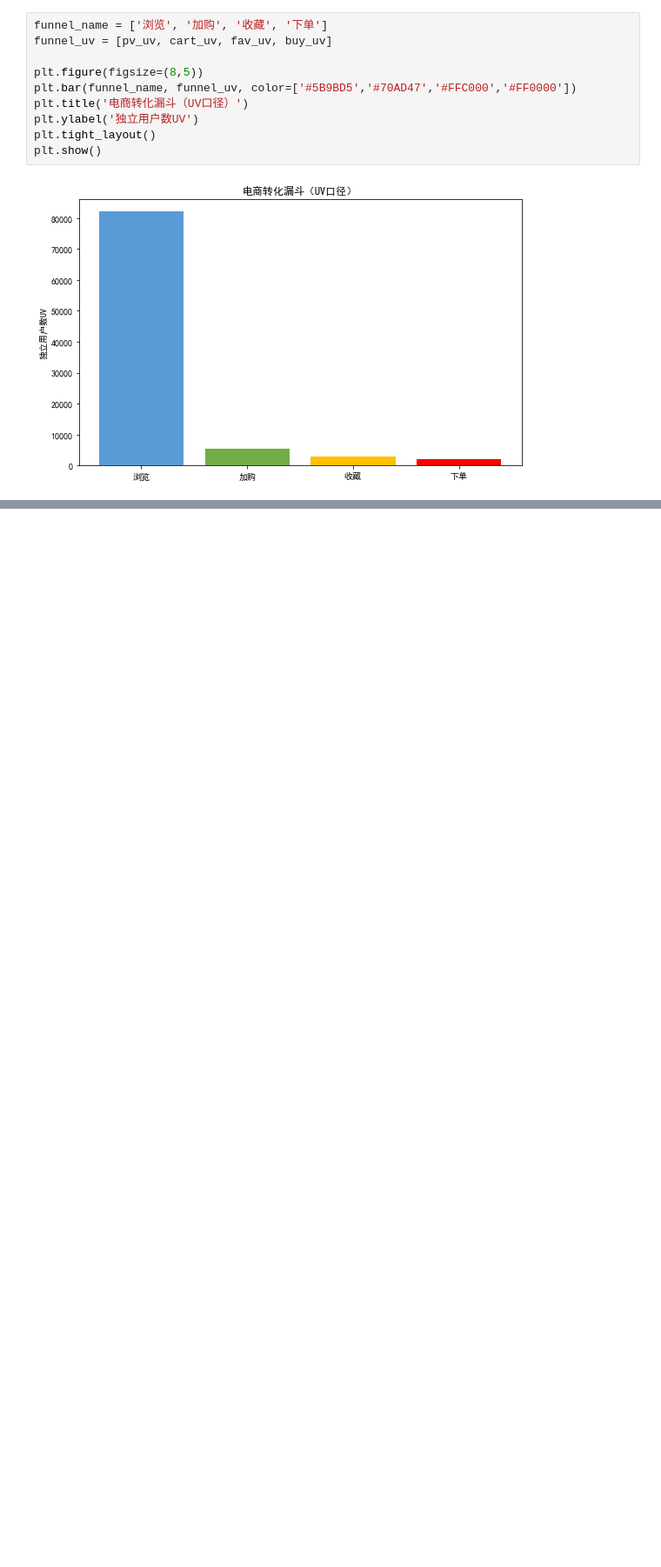
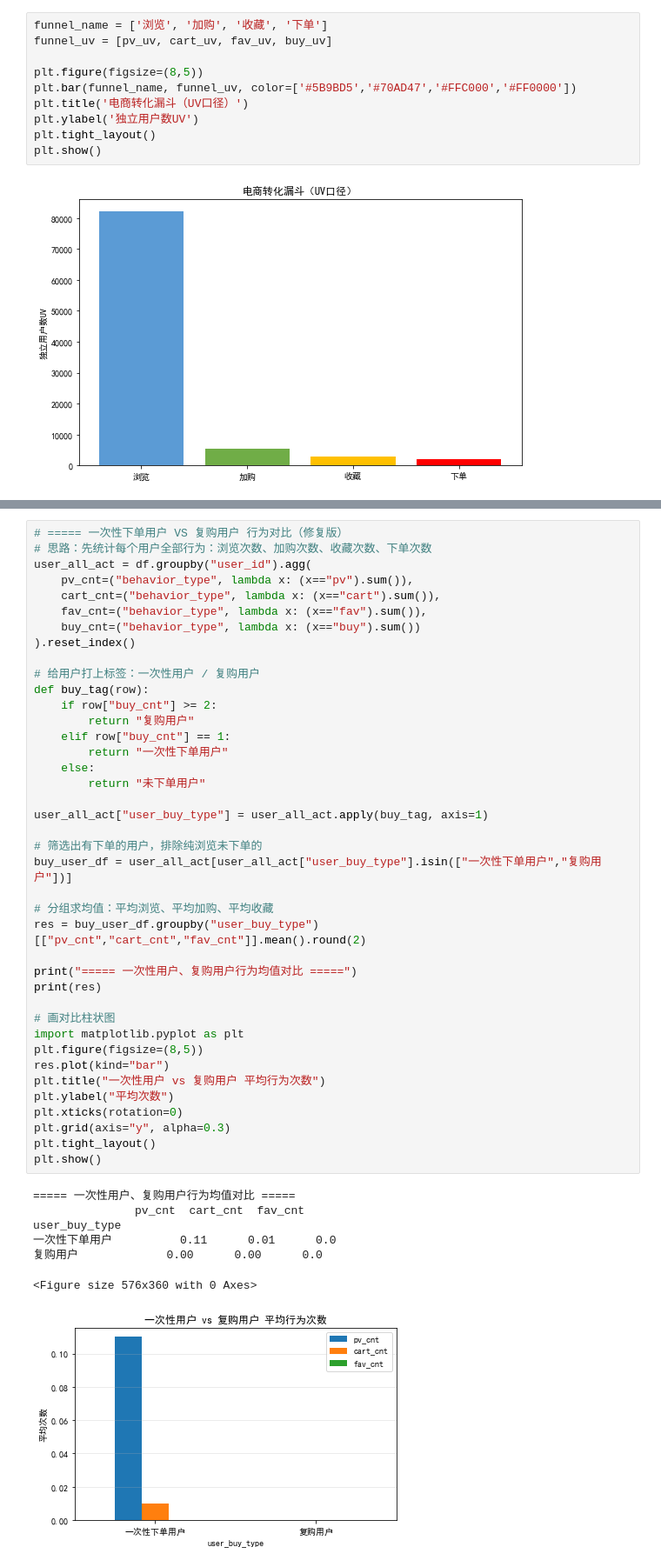
Before and after one commit to yanli1368/taobao-user-analysis, a Jupyter notebook: taobao_user_analysis.ipynb, the cells around one changed output, grey strips where cells are left out. Shown at 87% size. Drawn from its saved outputs; the diff is of its cells as text; blank space fills up the shorter version.

```diff
--- a/taobao_user_analysis.ipynb
+++ b/taobao_user_analysis.ipynb
@@ -455,0 +248,48 @@ print("复购用户平均浏览量：", user_merge[user_merge['buy_times']>=2]['
+# %%
+# ===== 一次性下单用户 VS 复购用户 行为对比（修复版）
+# 思路：先统计每个用户全部行为：浏览次数、加购次数、收藏次数、下单次数
+user_all_act = df.groupby("user_id").agg(
+    pv_cnt=("behavior_type", lambda x: (x=="pv").sum()),
+    cart_cnt=("behavior_type", lambda x: (x=="cart").sum()),
+    fav_cnt=("behavior_type", lambda x: (x=="fav").sum()),
+    buy_cnt=("behavior_type", lambda x: (x=="buy").sum())
+).reset_index()
+
+# 给用户打上标签：一次性用户 / 复购用户
+def buy_tag(row):
+    if row["buy_cnt"] >= 2:
+        return "复购用户"
+    elif row["buy_cnt"] == 1:
+        return "一次性下单用户"
+    else:
+        return "未下单用户"
+
+user_all_act["user_buy_type"] = user_all_act.apply(buy_tag, axis=1)
+
+# 筛选出有下单的用户，排除纯浏览未下单的
+buy_user_df = user_all_act[user_all_act["user_buy_type"].isin(["一次性下单用户","复购用户"])]
+
+# 分组求均值：平均浏览、平均加购、平均收藏
+res = buy_user_df.groupby("user_buy_type")[["pv_cnt","cart_cnt","fav_cnt"]].mean().round(2)
+
+print("===== 一次性用户、复购用户行为均值对比 =====")
+print(res)
+
+# 画对比柱状图
+import matplotlib.pyplot as plt
+plt.figure(figsize=(8,5))
+res.plot(kind="bar")
+plt.title("一次性用户 vs 复购用户 平均行为次数")
+plt.ylabel("平均次数")
+plt.xticks(rotation=0)
+plt.grid(axis="y", alpha=0.3)
+plt.tight_layout()
+plt.show()
+# %% [output]
+===== 一次性用户、复购用户行为均值对比 =====
+               pv_cnt  cart_cnt  fav_cnt
+user_buy_type
+一次性下单用户          0.11      0.01      0.0
+复购用户             0.00      0.00      0.0
+<Figure size 576x360 with 0 Axes>
+[figure, added]
```
Also changed, not shown: parts of 20 cells of this notebook.
